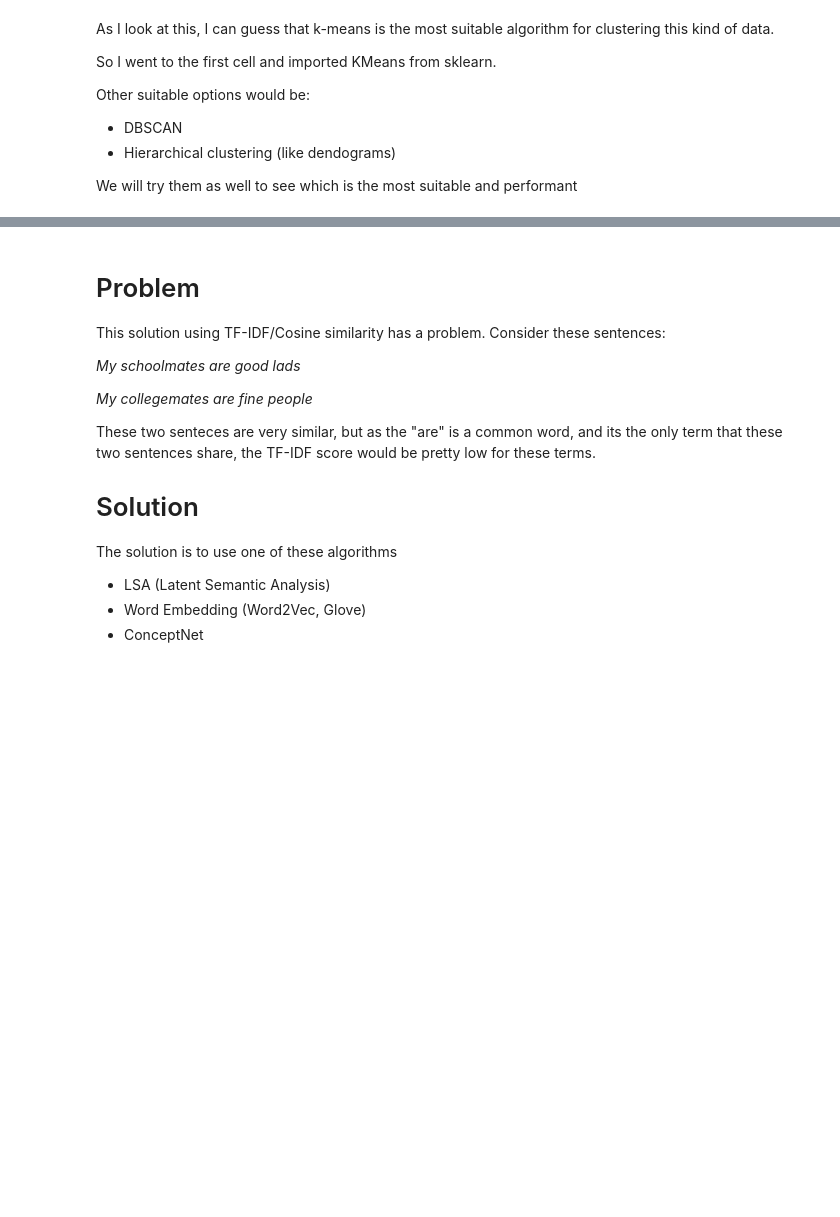
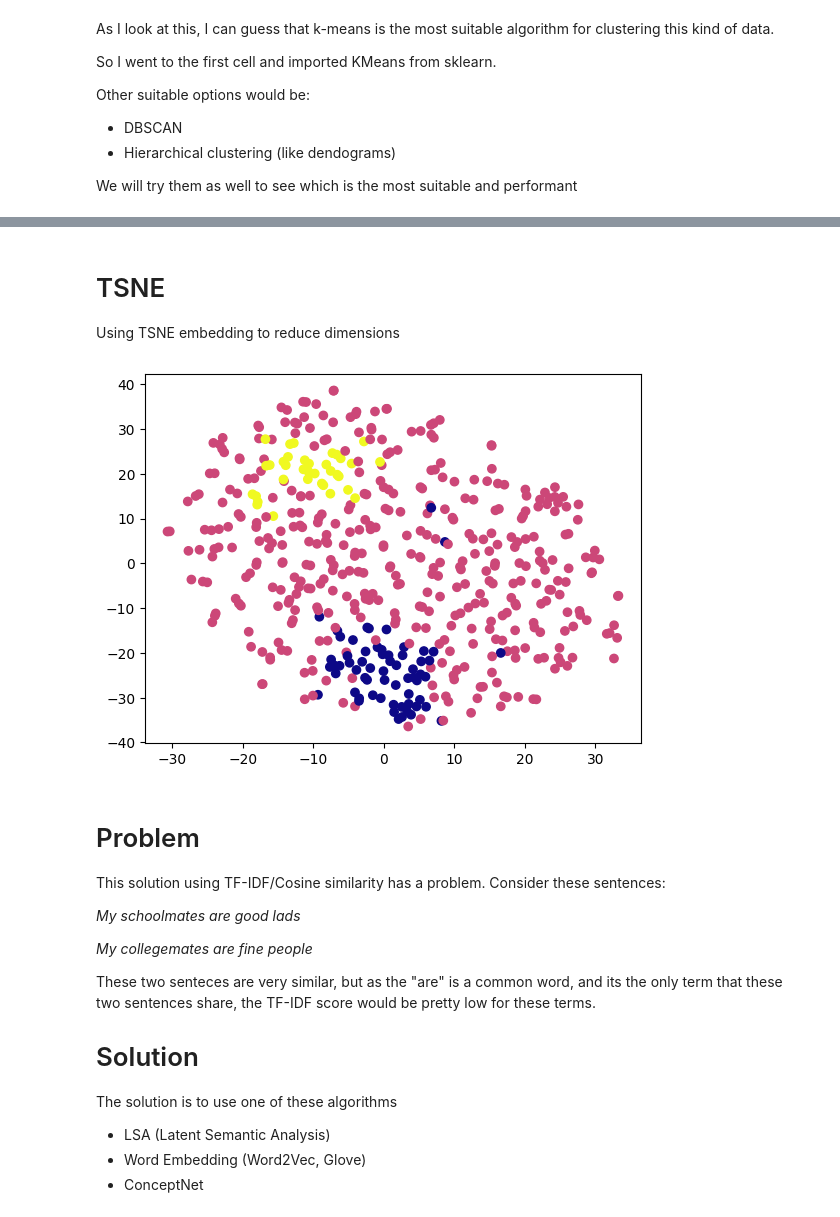
Before and after one commit to nimaaskarian/aes, a Jupyter notebook: main.ipynb, the cells around one changed output, grey strips where cells are left out. Cells and saved outputs as stored; diff of their text form; code cells hidden in the pictures; blank space fills up the shorter version.

```diff
--- a/main.ipynb
+++ b/main.ipynb
@@ -87,3 +116,13 @@ plt.show()
+# %% [markdown]
+# TSNE
+Using  TSNE embedding to reduce dimensions
+# %%
+embeddings = TSNE(n_components=2, init="random")
+Y = embeddings.fit_transform(dp.document_tfidfs)
+plt.scatter(Y[:, 0], Y[:, 1], c=clusterer.labels, cmap="plasma")
+plt.show()
+# %% [output]
+[figure, added]
 # %% [markdown]
 # Problem
 This solution using TF-IDF/Cosine similarity has a problem. Consider these sentences:
```
Also changed, not shown: parts of 11 cells of this notebook, 3 other files.
